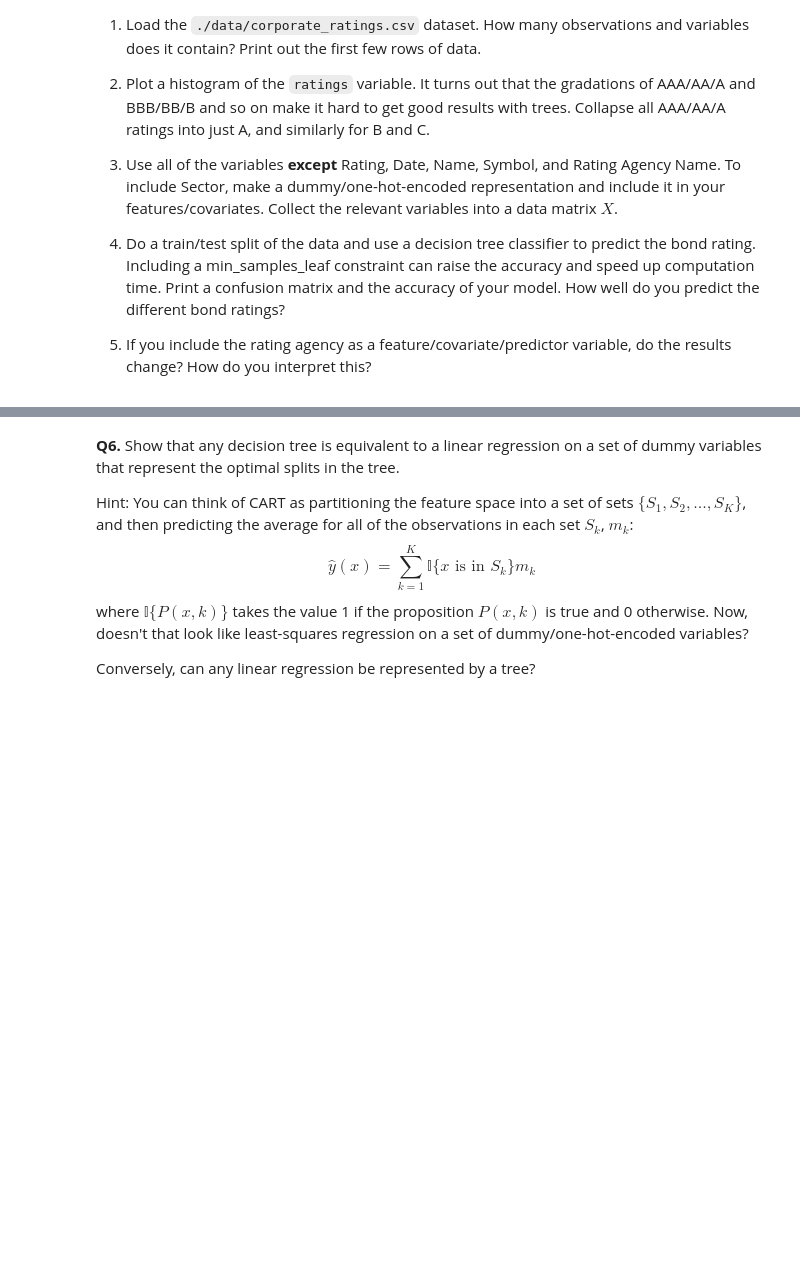
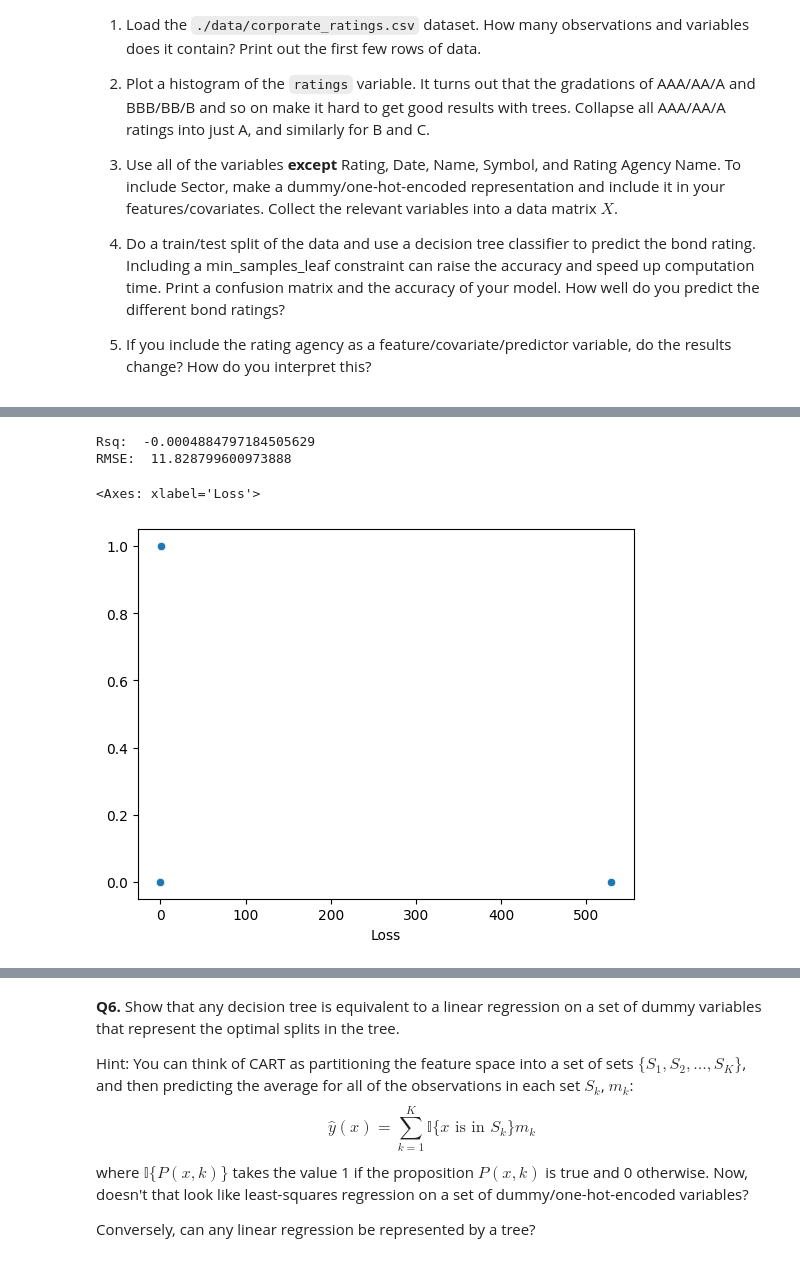
Before and after one commit to gsaunders5761/trees, a Jupyter notebook: assignment/assignment.ipynb, the cells around one changed output, grey strips where cells are left out. Cells and saved outputs as stored; diff of their text form; code cells hidden in the pictures; blank space fills up the shorter version.

```diff
--- a/assignment/assignment.ipynb
+++ b/assignment/assignment.ipynb
@@ -299,0 +366,30 @@ Name: Overall Survival (Months), dtype: float64
+# %%
+cc['Loss'] = cc['Class']*cc['Amount']
+X = X.drop(columns=['Amount'])
+y=cc['Loss']
+# %%
+## Split the Sample into Training and Testing Sets:
+X_train, X_test, y_train, y_test = train_test_split(X,y,test_size=.2,random_state=104)
+
+## Fit the Model:
+from sklearn import tree # Import the tree
+cart = tree.DecisionTreeRegressor() # Create a regressor object
+cart = cart.fit(X_train, y_train) # Fit the regressor
+
+## Make Predictions on the Test Set:
+y_hat = cart.predict(X_test)
+
+e = y_test - y_hat
+rsq = 1-np.sum(e**2)/np.sum( (y_test - np.mean(y_train))**2)
+RMSE = np.sqrt(np.mean(e**2))
+
+print('Rsq: ', rsq)
+print('RMSE: ', RMSE)
+# %% [output]
+Rsq:  -0.0004884797184505629
+RMSE:  11.828799600973888
+# %%
+sns.scatterplot(x=y_test, y=y_hat)
+# %% [output]
+<Axes: xlabel='Loss'>
+[figure, added]
```
Also changed, not shown: parts of 13 cells of this notebook.
